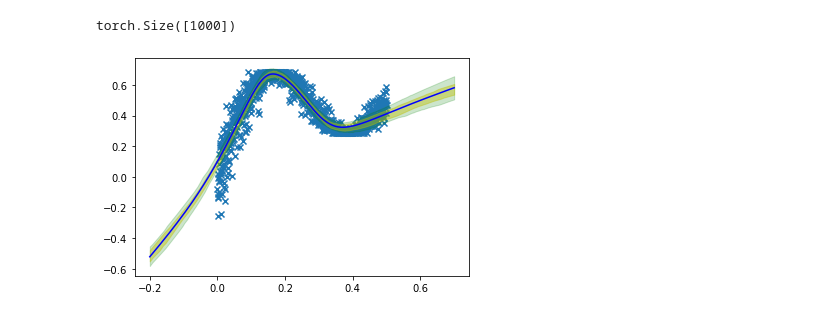
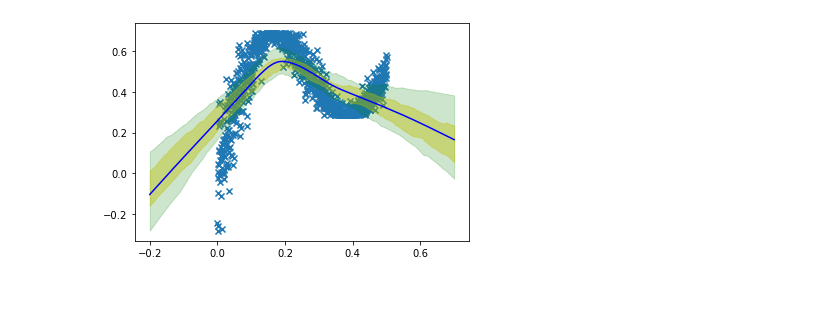
Before and after one commit to pedrofreire/bayes-by-backprop, a Jupyter notebook: Untitled.ipynb, the cells around one changed output. Cells and saved outputs as stored; diff of their text form; code cells hidden in the pictures.

```diff
--- a/Untitled.ipynb
+++ b/Untitled.ipynb
@@ -76,8 +9,11 @@ torch.Size([1000]) torch.Size([1000])
 # %%
+##training Regression Model
+
+
 from importlib import reload
 import bayes_by_backprop
 reload(bayes_by_backprop)
-
+from regression import Reg_DS
 def bl_rho(rho_ii):
     def layer(d1,d2):
         return bayes_by_backprop.BayesLinear(d1,d2,rho_ii)
@@ -88,7 +24,7 @@ def train(
     num_samples=5,
     batch_size=64,
     lr=1e-3,bayesian=True,BETA=1e-1,
-    hid_sz=100,num_layers=3,log=[],rho_ii=(-4,-3)
+    hid_sz=100,num_layers=3,log=[],rho_ii=(-4,-1)
 ):
     train_loader=torch.utils.data.DataLoader(Reg_DS(norm=True),batch_size,shuffle=True)
     num_batches=len(train_loader)
@@ -117,7 +53,7 @@ def train(
                 #reg_losses[ns]=((model(X[:,None]).reshape(-1)-y)**2).mean()
                 reg_loss=((model(X[:,None]).reshape(-1)-y)**2).mean()
                 #kl_losses[ns] = get_kl_loss(model, num_batches)
-                kl_loss = bayes_by_backprop.get_kl_loss(model, num_batches)
+                kl_loss = bayes_by_backprop.get_kl_loss(model, num_batches,rho=1.0)
                 loss = BETA * kl_loss + reg_loss
                 loss.backward()
                 log.append((reg_loss.item(),kl_loss.item(),loss.item()))
@@ -153,5 +89,5 @@ def train(
 
 
 log=[]
-model,log=train(100,lr=1e-2,bayesian=True,num_samples=5,BETA=1e-4,log=log,hid_sz=100)
+model,log=train(100,lr=1e-2,bayesian=True,num_samples=5,BETA=1e-6,log=log,hid_sz=100)
 # %% [output]
@@ -197,29 +134,29 @@ torch.Size([1000])
 # %%
+## plotting model output with shades
 N=1000
 NS=100
 samples=torch.zeros(NS,N)
 ds=Reg_DS(norm=True)
 t=torch.linspace(-0.2,0.7,N)
 
 ymean,ystd=ds.y.mean(),ds.y.std()
 for i in range(NS):
     samples[i]=model(((t-ds.tmean)/ds.tstd)
                       [:,None]).reshape(-1)
 #samples=samples*ystd+ymean
 sort=torch.sort(samples,axis=0)[0].cpu().detach()
 mu,std=samples.mean(axis=0).cpu().detach(),    samples.std(axis=0).cpu().detach()
 ax=plt.subplot()
 ax.plot(t.cpu(),mu,c='b')
 plt.scatter((ds.t*ds.tstd+ds.tmean).cpu().detach(),ds.y.cpu(),marker='x')
 
 ax.fill_between(t.cpu(),sort[25],sort[75],color='g',alpha=0.2)
 ax.fill_between(t.cpu(),sort[36],sort[62],color='y',alpha=0.4)
-
+'b'
 plt.show()
 
 #y=t+0.3*(torch.sin(2*np.pi*(t))+torch.sin(4*np.pi*(t)))
 
 #plt.plot(y.cpu())
 # %% [output]
-torch.Size([1000])
-[figure, old version]
+[figure, new version]
```
Also changed, not shown: parts of 9 cells of this notebook, 1 other file.
